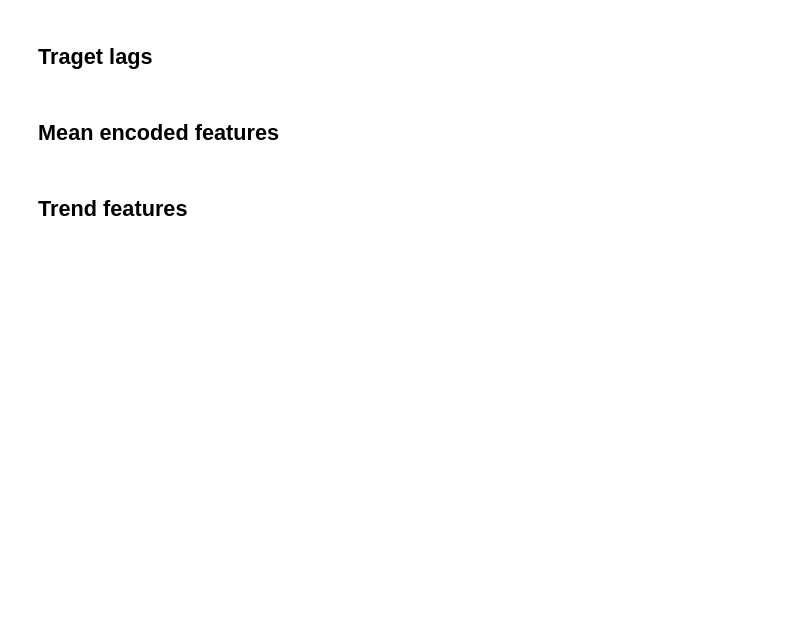
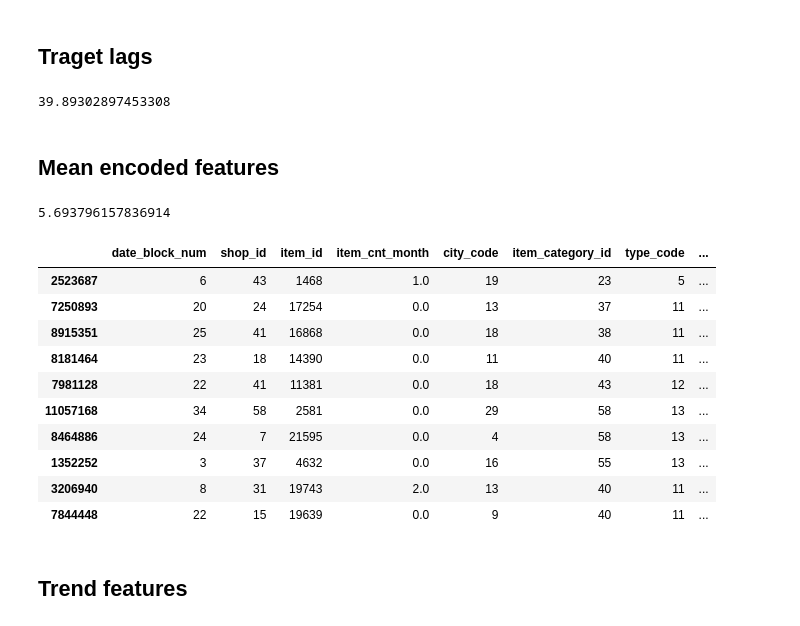
Before and after one commit to YusukeAmg/kaggle_Predict-Future-Sales, a Jupyter notebook: notebook/00_feature-engineering-xgboost.ipynb, the cells around one changed output. Saved outputs shown, nothing was run; the diff lists cells and outputs as text; code cells hidden in the pictures; blank space fills up the shorter version.

```diff
--- a/notebook/00_feature-engineering-xgboost.ipynb
+++ b/notebook/00_feature-engineering-xgboost.ipynb
@@ -50,10 +52,10 @@ sys.version_info
 # %%
-items = pd.read_csv('../input/items.csv')
-shops = pd.read_csv('../input/shops.csv')
-cats = pd.read_csv('../input/item_categories.csv')
-train = pd.read_csv('../input/sales_train.csv')
+items = pd.read_csv('../data/input/items.csv')
+shops = pd.read_csv('../data/input/shops.csv')
+cats = pd.read_csv('../data/input/item_categories.csv')
+train = pd.read_csv('../data/input/sales_train.csv')
 # set index to ID to avoid droping it later
-test  = pd.read_csv('../input/test.csv').set_index('ID')
+test  = pd.read_csv('../data/input/test.csv').set_index('ID')
 # %% [markdown]
 ## Outliers
 # %% [markdown]
@@ -119,7 +136,8 @@ matrix = []
 cols = ['date_block_num','shop_id','item_id']
 for i in range(34):
     sales = train[train.date_block_num==i]
-    matrix.append(np.array(list(product([i], sales.shop_id.unique(), sales.item_id.unique())), dtype='int16'))
+    matrix.append(np.array(list(product([i], sales.shop_id.unique(), sales.item_id.unique())),\
+                           dtype='int16'))
 
 matrix = pd.DataFrame(np.vstack(matrix), columns=cols)
 matrix['date_block_num'] = matrix['date_block_num'].astype(np.int8)
@@ -185,6 +212,8 @@ def lag_feature(df, lags, col):
 ts = time.time()
 matrix = lag_feature(matrix, [1,2,3,6,12], 'item_cnt_month')
 time.time() - ts
+# %% [output]
+39.89302897453308
 # %% [markdown]
 ## Mean encoded features
 # %%
@@ -198,6 +227,22 @@ matrix['date_avg_item_cnt'] = matrix['date_avg_item_cnt'].astype(np.float16)
 matrix = lag_feature(matrix, [1], 'date_avg_item_cnt')
 matrix.drop(['date_avg_item_cnt'], axis=1, inplace=True)
 time.time() - ts
+# %% [output]
+5.693796157836914
+# %%
+matrix.sample(10, random_state=0)
+# %% [output]
+|  | date_block_num | shop_id | item_id | item_cnt_month | city_code | item_category_id | type_code | ... |
+| 2523687 | 6 | 43 | 1468 | 1.0 | 19 | 23 | 5 | ... |
+| 7250893 | 20 | 24 | 17254 | 0.0 | 13 | 37 | 11 | ... |
+| 8915351 | 25 | 41 | 16868 | 0.0 | 18 | 38 | 11 | ... |
+| 8181464 | 23 | 18 | 14390 | 0.0 | 11 | 40 | 11 | ... |
+| 7981128 | 22 | 41 | 11381 | 0.0 | 18 | 43 | 12 | ... |
+| 11057168 | 34 | 58 | 2581 | 0.0 | 29 | 58 | 13 | ... |
+| 8464886 | 24 | 7 | 21595 | 0.0 | 4 | 58 | 13 | ... |
+| 1352252 | 3 | 37 | 4632 | 0.0 | 16 | 55 | 13 | ... |
+| 3206940 | 8 | 31 | 19743 | 2.0 | 13 | 40 | 11 | ... |
+| 7844448 | 22 | 15 | 19639 | 0.0 | 9 | 40 | 11 | ... |
 # %%
 ts = time.time()
 group = matrix.groupby(['date_block_num', 'item_id']).agg({'item_cnt_month': ['mean']})
```
Also changed, not shown: parts of 9 cells of this notebook, 3 other files.
